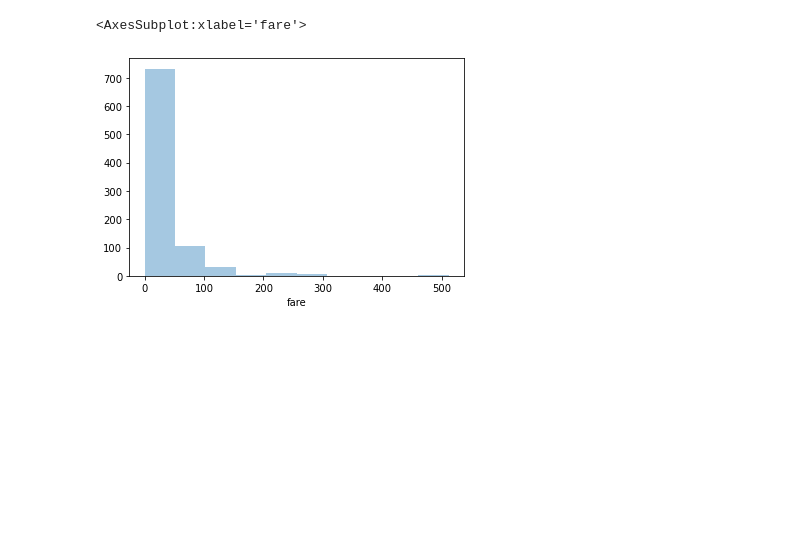
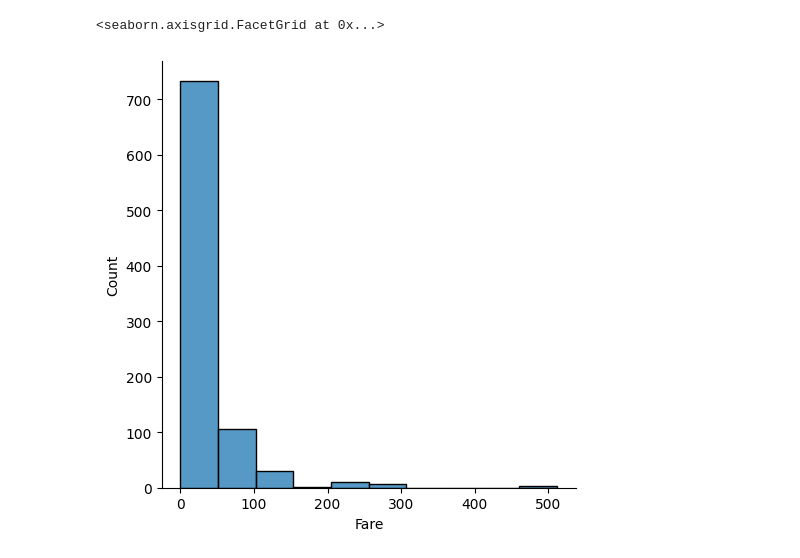
Before and after one commit to tushar-cero/LabPracticalsTE, a Jupyter notebook: DSBDAL/practical_exam_11-12.ipynb, the cells around one changed output. Drawn from its saved outputs; the diff is of its cells as text; code cells hidden in the pictures; blank space fills up the shorter version.

```diff
--- a/DSBDAL/practical_exam_11-12.ipynb
+++ b/DSBDAL/practical_exam_11-12.ipynb
@@ -7,0 +17,2 @@ is distributed by plotting a histogram.
+# %%
+df = pd.read_csv('/content/drive/MyDrive/Colab Notebooks/exam_datasets/11-12.titanic.csv')
@@ -142,5 +72,5 @@ sns.distplot(dataset['fare'], kde=False)
 # %%
-sns.distplot(dataset['fare'], kde=False, bins=10)
+sns.displot(df['Fare'], kde=False, bins=10)
 # %% [output]
-<AxesSubplot:xlabel='fare'>
+<seaborn.axisgrid.FacetGrid at 0x...>
-[figure, old version]
+[figure, new version]
```
Also changed, not shown: parts of 25 cells of this notebook.
